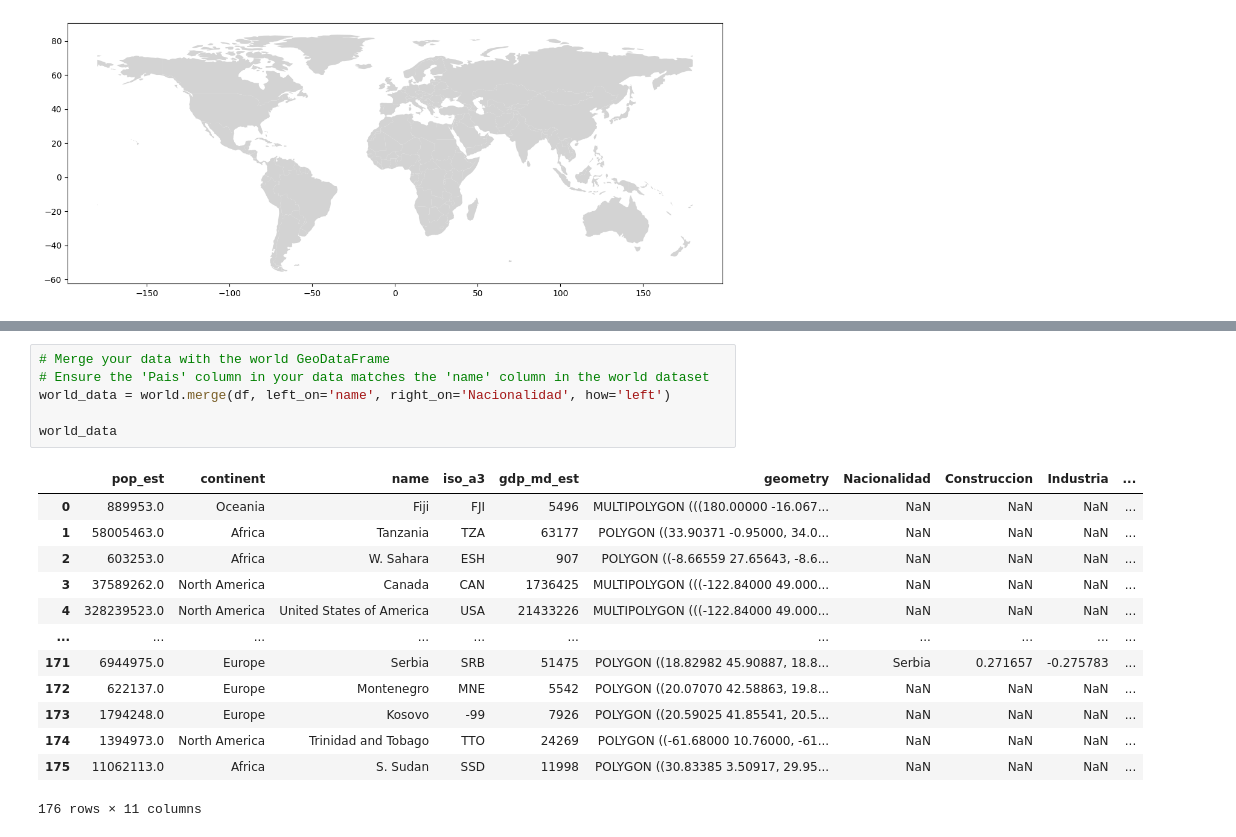
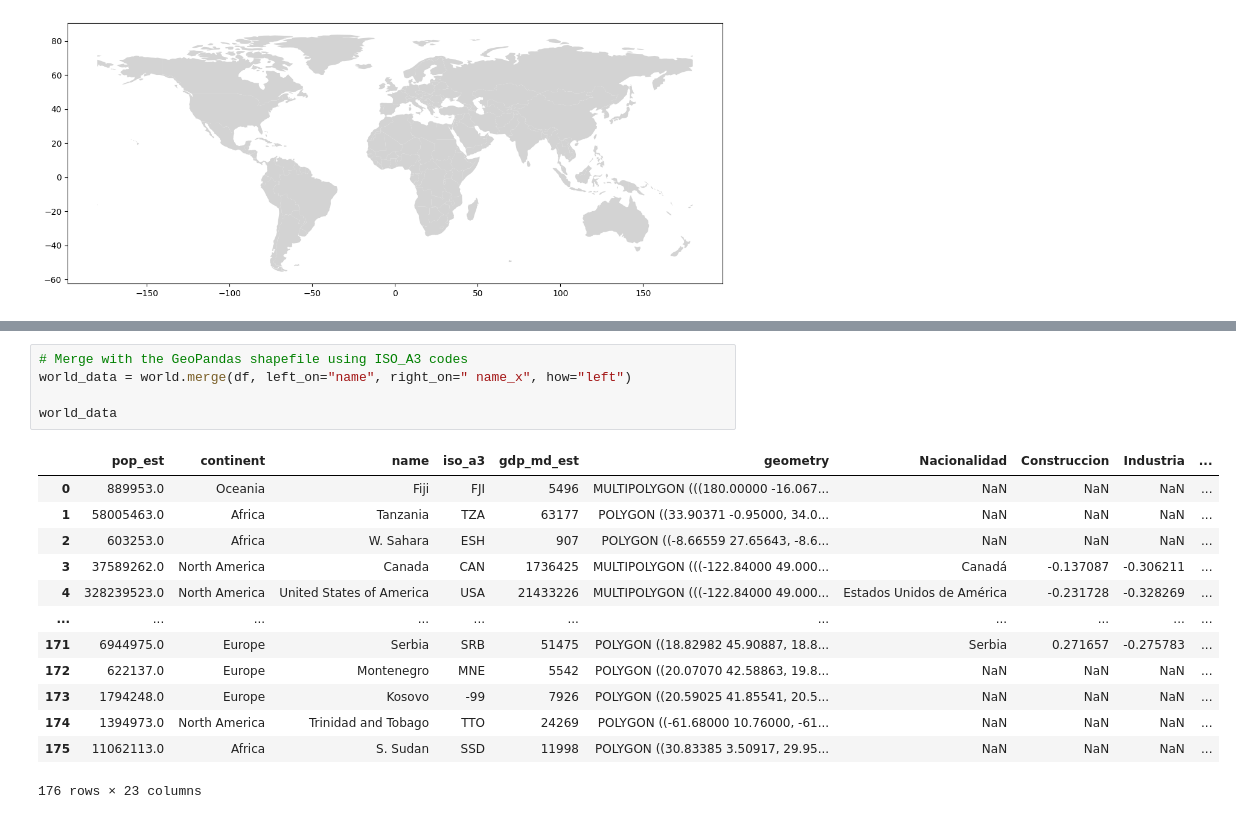
Before and after one commit to JuanCastillo29/A.V._Data, a Jupyter notebook: Economic_Sector/World map plot of correlations.ipynb, the cells around one changed output, grey strips where cells are left out. Cells and saved outputs as stored; diff of their text form.

```diff
--- a/Economic_Sector/World map plot of correlations.ipynb
+++ b/Economic_Sector/World map plot of correlations.ipynb
@@ -39,21 +57,20 @@ ModuleNotFoundError: No module named 'pycountry'
 # %%
-# Merge your data with the world GeoDataFrame
-# Ensure the 'Pais' column in your data matches the 'name' column in the world dataset
-world_data = world.merge(df, left_on='name', right_on='Nacionalidad', how='left')
+# Merge with the GeoPandas shapefile using ISO_A3 codes
+world_data = world.merge(df, left_on="name", right_on=" name_x", how="left")
 
 world_data
 # %% [output]
 |  | pop_est | continent | name | iso_a3 | gdp_md_est | geometry | Nacionalidad | Construccion | Industria | ... |
 | 0 | 889953.0 | Oceania | Fiji | FJI | 5496 | MULTIPOLYGON (((180.00000 -16.067... | NaN | NaN | NaN | ... |
 | 1 | 58005463.0 | Africa | Tanzania | TZA | 63177 | POLYGON ((33.90371 -0.95000, 34.0... | NaN | NaN | NaN | ... |
 | 2 | 603253.0 | Africa | W. Sahara | ESH | 907 | POLYGON ((-8.66559 27.65643, -8.6... | NaN | NaN | NaN | ... |
-| 3 | 37589262.0 | North America | Canada | CAN | 1736425 | MULTIPOLYGON (((-122.84000 49.000... | NaN | NaN | NaN | ... |
-| 4 | 328239523.0 | North America | United States of America | USA | 21433226 | MULTIPOLYGON (((-122.84000 49.000... | NaN | NaN | NaN | ... |
+| 3 | 37589262.0 | North America | Canada | CAN | 1736425 | MULTIPOLYGON (((-122.84000 49.000... | Canadá | -0.137087 | -0.306211 | ... |
+| 4 | 328239523.0 | North America | United States of America | USA | 21433226 | MULTIPOLYGON (((-122.84000 49.000... | Estados Unidos de América | -0.231728 | -0.328269 | ... |
 | ... | ... | ... | ... | ... | ... | ... | ... | ... | ... | ... |
 | 171 | 6944975.0 | Europe | Serbia | SRB | 51475 | POLYGON ((18.82982 45.90887, 18.8... | Serbia | 0.271657 | -0.275783 | ... |
 | 172 | 622137.0 | Europe | Montenegro | MNE | 5542 | POLYGON ((20.07070 42.58863, 19.8... | NaN | NaN | NaN | ... |
 | 173 | 1794248.0 | Europe | Kosovo | -99 | 7926 | POLYGON ((20.59025 41.85541, 20.5... | NaN | NaN | NaN | ... |
 | 174 | 1394973.0 | North America | Trinidad and Tobago | TTO | 24269 | POLYGON ((-61.68000 10.76000, -61... | NaN | NaN | NaN | ... |
 | 175 | 11062113.0 | Africa | S. Sudan | SSD | 11998 | POLYGON ((30.83385 3.50917, 29.95... | NaN | NaN | NaN | ... |
-176 rows × 11 columns
+176 rows × 23 columns
 # %%
```
Also changed, not shown: parts of 4 cells of this notebook, 1 other file.
